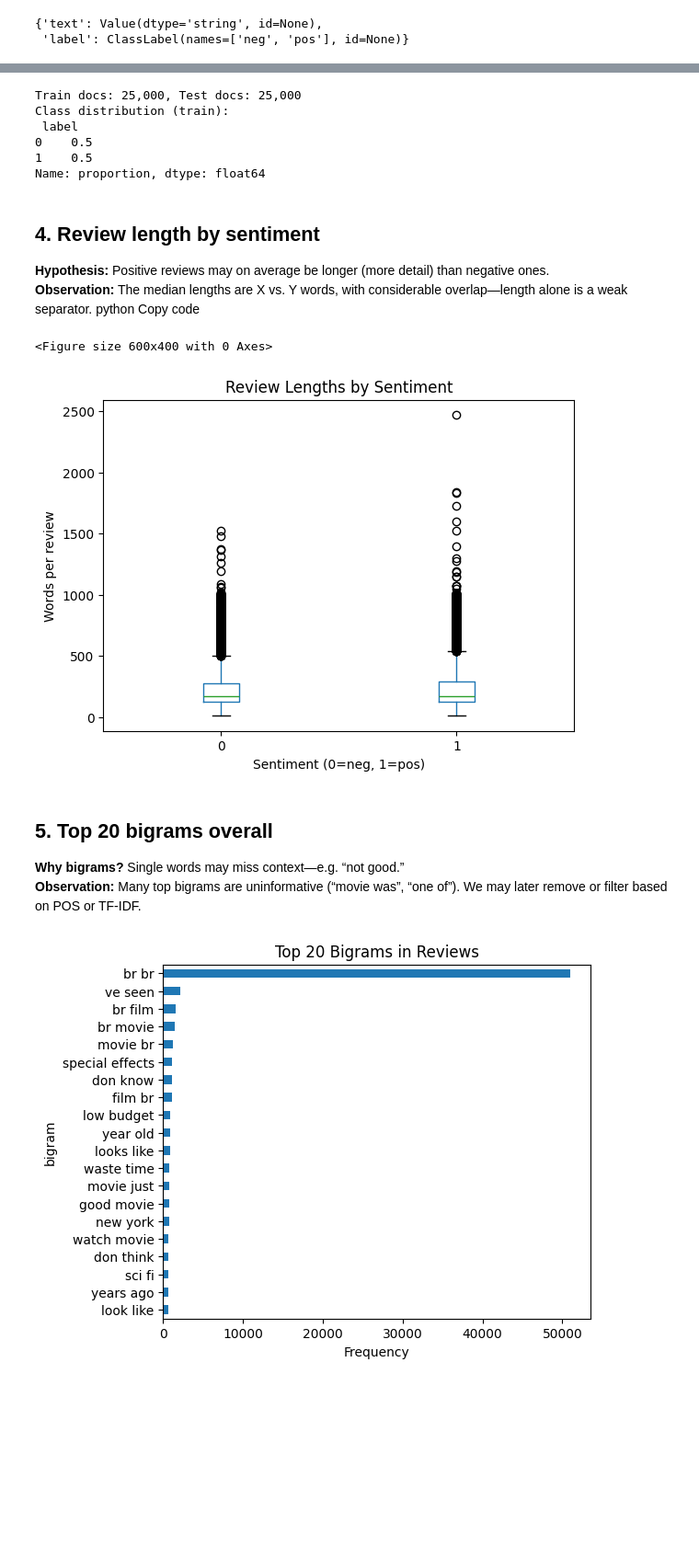
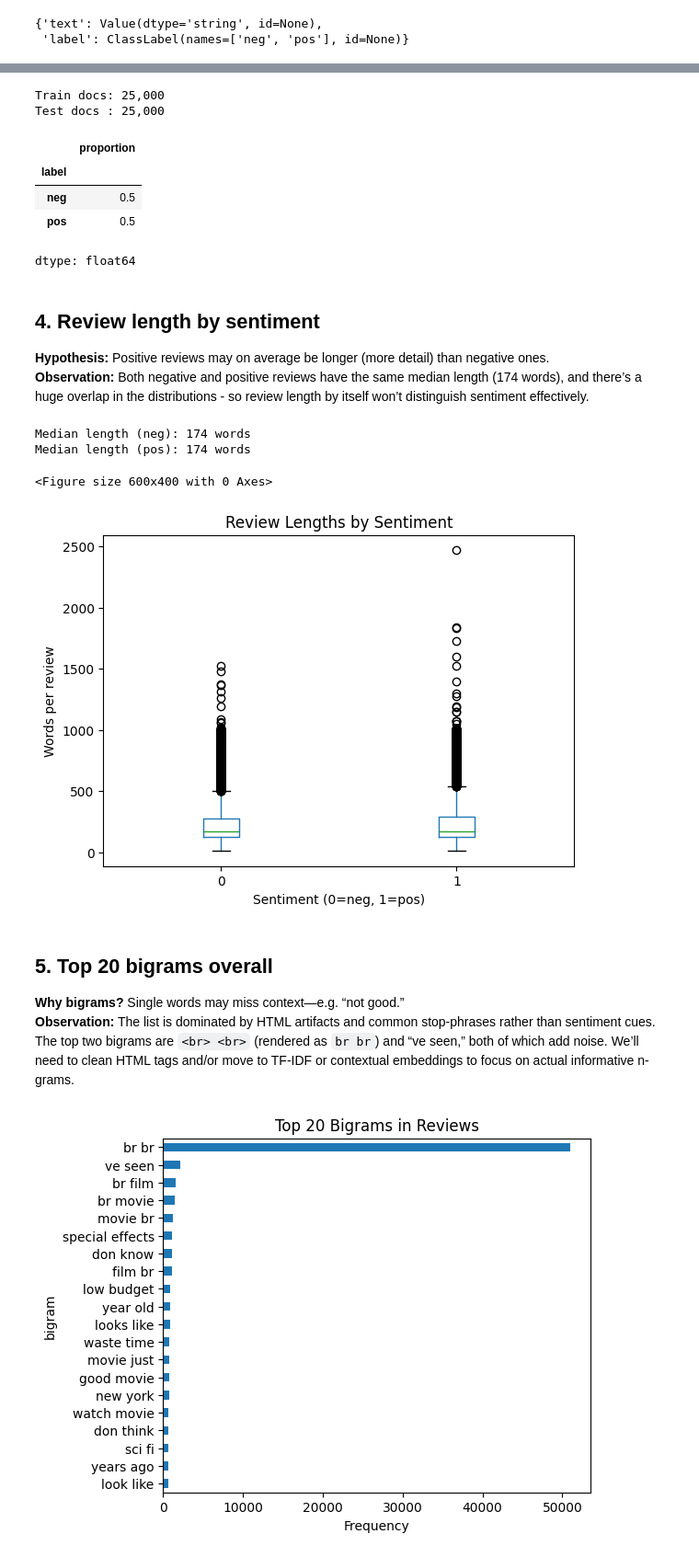
Before and after one commit to rxnu/LLM-Project, a Jupyter notebook: 1_exploratory_data_analysis.ipynb, the cells around one changed output, grey strips where cells are left out. Shown: that part at 92% size. Saved outputs shown, nothing was run; the diff lists cells and outputs as text; code cells hidden in the pictures; blank space fills up the shorter version.

```diff
--- a/1_exploratory_data_analysis.ipynb
+++ b/1_exploratory_data_analysis.ipynb
@@ -71,42 +69,53 @@ ds['train'].features
 # %%
+# Convert to DataFrame
 train_df = pd.DataFrame(ds["train"])
 test_df  = pd.DataFrame(ds["test"])
-print(f"Train docs: {len(train_df):,}, Test docs: {len(test_df):,}")
-print("Class distribution (train):\n", train_df["label"].value_counts(normalize=True))
+
+# Sizes
+print(f"Train docs: {len(train_df):,}")
+print(f"Test docs : {len(test_df):,}")
+
+# Balance
+display(train_df['label'].value_counts(normalize=True).rename({0:'neg',1:'pos'}))
 # %% [output]
-Train docs: 25,000, Test docs: 25,000
-Class distribution (train):
- label
-0    0.5
-1    0.5
-Name: proportion, dtype: float64
+Train docs: 25,000
+Test docs : 25,000
+|  | proportion |
+| label |  |
+| neg | 0.5 |
+| pos | 0.5 |
+dtype: float64
 # %% [markdown]
 ## 4. Review length by sentiment
 
 **Hypothesis:** Positive reviews may on average be longer (more detail) than negative ones.
-**Observation:** The median lengths are X vs. Y words, with considerable overlap—length alone is a weak separator.
-python
-Copy code
+**Observation:** Both negative and positive reviews have the same median length (174 words), and there’s a huge overlap in the distributions - so review length by itself won’t distinguish sentiment effectively.
 # %%
-# compute words per review
-train_df["word_count"] = train_df["text"].str.split().map(len)
+# Compute word counts
+train_df['word_count'] = train_df['text'].str.split().map(len)
+# Medians by sentiment
+medians = train_df.groupby('label')['word_count'].median()
+print(f"Median length (neg): {medians[0]:.0f} words")
+print(f"Median length (pos): {medians[1]:.0f} words")
 
-# boxplot
+# Visualization
 plt.figure(figsize=(6,4))
-train_df.boxplot(column="word_count", by="label", grid=False)
-plt.suptitle("")  # remove automatic title
-plt.xlabel("Sentiment (0=neg, 1=pos)")
-plt.ylabel("Words per review")
-plt.title("Review Lengths by Sentiment")
+train_df.boxplot(column='word_count', by='label', grid=False)
+plt.suptitle('')
+plt.xlabel('Sentiment (0=neg, 1=pos)')
+plt.ylabel('Words per review')
+plt.title('Review Lengths by Sentiment')
 plt.show()
 # %% [output]
-<Figure size 600x400 with 0 Axes>
+Median length (neg): 174 words
+Median length (pos): 174 words
+<Figure size 600x400 with 0 Axes>
 [figure]
 # %% [markdown]
 ## 5. Top 20 bigrams overall
 
 **Why bigrams?** Single words may miss context—e.g. “not good.”
-**Observation:** Many top bigrams are uninformative (“movie was”, “one of”).  We may later remove or filter based on POS or TF-IDF.
+**Observation:** The list is dominated by HTML artifacts and common stop-phrases rather than sentiment cues. The top two bigrams are `<br> <br>` (rendered as `br br`) and “ve seen,” both of which add noise. We’ll need to clean HTML tags and/or move to TF-IDF or contextual embeddings to focus on actual informative n-grams.
 # %%
 from sklearn.feature_extraction.text import CountVectorizer
 
```
Also changed, not shown: parts of 11 cells of this notebook.
